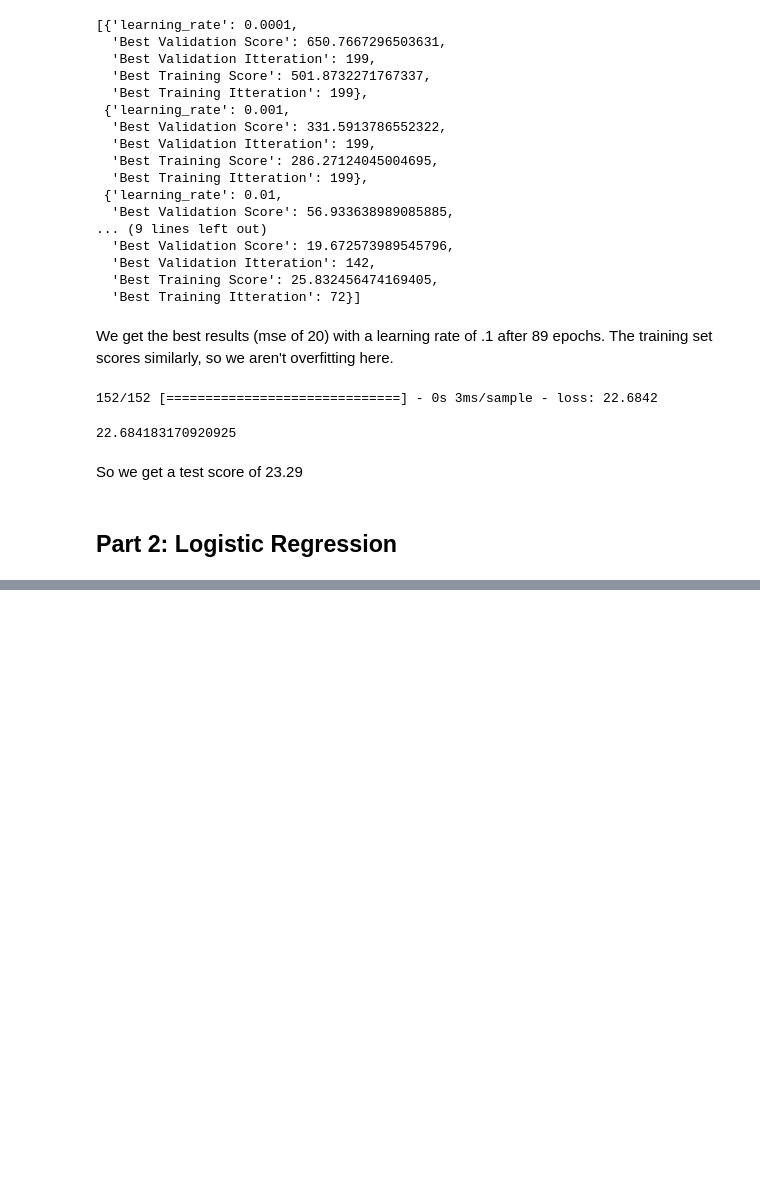
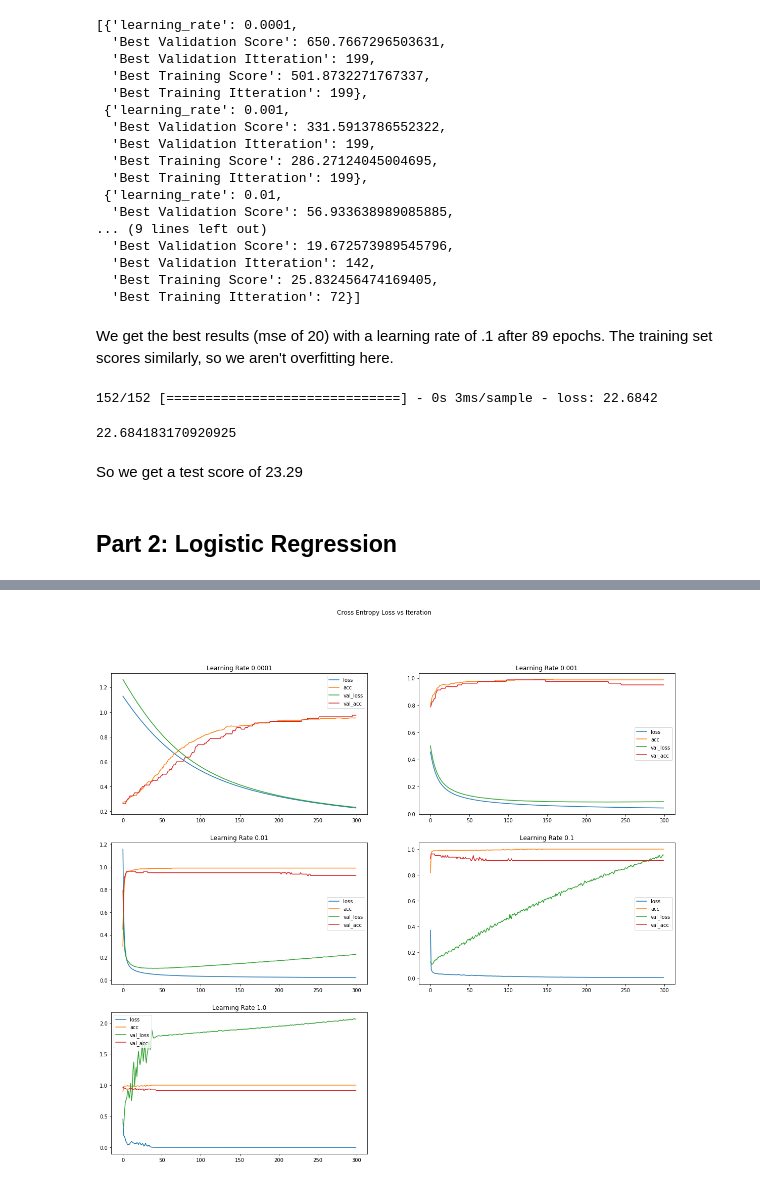
Before and after one commit to tehwentzel/DeepNLP_Homework, a Jupyter notebook: a1.1/Deep_NPL_HW1.1.ipynb, the cells around one changed output, grey strips where cells are left out. Drawn from its saved outputs; the diff is of its cells as text; code cells hidden in the pictures; blank space fills up the shorter version.

```diff
--- a/a1.1/Deep_NPL_HW1.1.ipynb
+++ b/a1.1/Deep_NPL_HW1.1.ipynb
@@ -161,0 +147,47 @@ bc.describe()
+# %%
+bc = pd.read_csv('breast-cancer.csv').drop('id',axis=1).dropna(axis = 1)
+
+bc_train = bc.sample(frac=.7)
+bc_test = bc.drop(bc_train.index)
+
+def get_xy(data):
+    train = bc_train.drop('diagnosis', axis = 1)
+    regularize = lambda x: (x - train.mean())/train.std()
+    y = data.diagnosis.apply(lambda x: 1 if x == 'M' else 0)
+    x = regularize(data.drop('diagnosis', axis = 1))
+    return x,y.astype('int32')
+bc_xtrain, bc_ytrain = get_xy(bc_train)
+bc_xtest, bc_ytest = get_xy(bc_test)
+# %%
+class LogModel(tf.keras.Model):
+
+    def __init__(self):
+        super(LogModel, self).__init__()
+        self.dense1 = layers.Dense(1, activation = tf.keras.activations.sigmoid)
+
+    def call(self, inputs, training = False):
+        return self.dense1(inputs)
+
+def compile_log_model(lr = .001):
+    model = LogModel()
+    model.compile(tf.keras.optimizers.Adam(lr), loss=tf.keras.losses.binary_crossentropy, metrics = ['accuracy'])
+    return model
+# %%
+loss_hists = []
+learning_rates = [.0001*10**k for k in range(5)]
+epochs = 300
+val_size = .2
+fit_model = lambda m, vs: m.fit(bc_xtrain.values,
+                                bc_ytrain.values,
+                                epochs = epochs,
+                                validation_split = vs,
+                                verbose = 0)
+for  lr in learning_rates:
+    model = compile_log_model(lr)
+    hist = fit_model(model, val_size)
+    loss_hists.append(hist.history)
+
+plot_title = lambda x: 'Learning Rate ' + str(learning_rates[x])
+lineplot_small_multiples(loss_hists, 'Cross Entropy Loss vs Iteration', plot_title,2)
+# %% [output]
+[figure, added]
```
Also changed, not shown: parts of 5 cells of this notebook.
